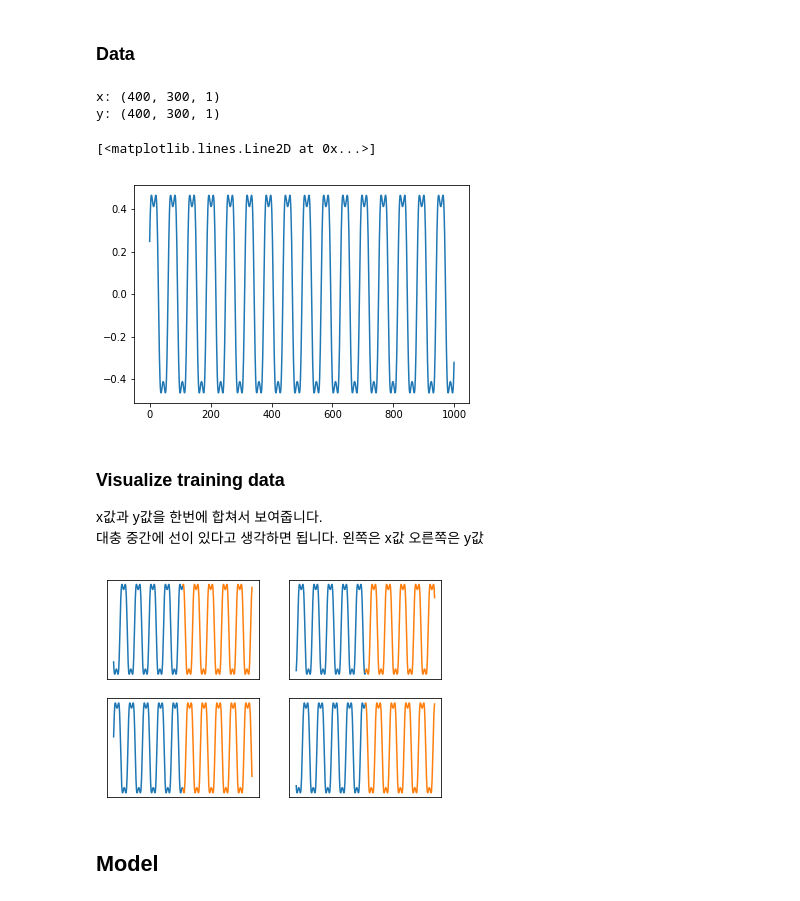
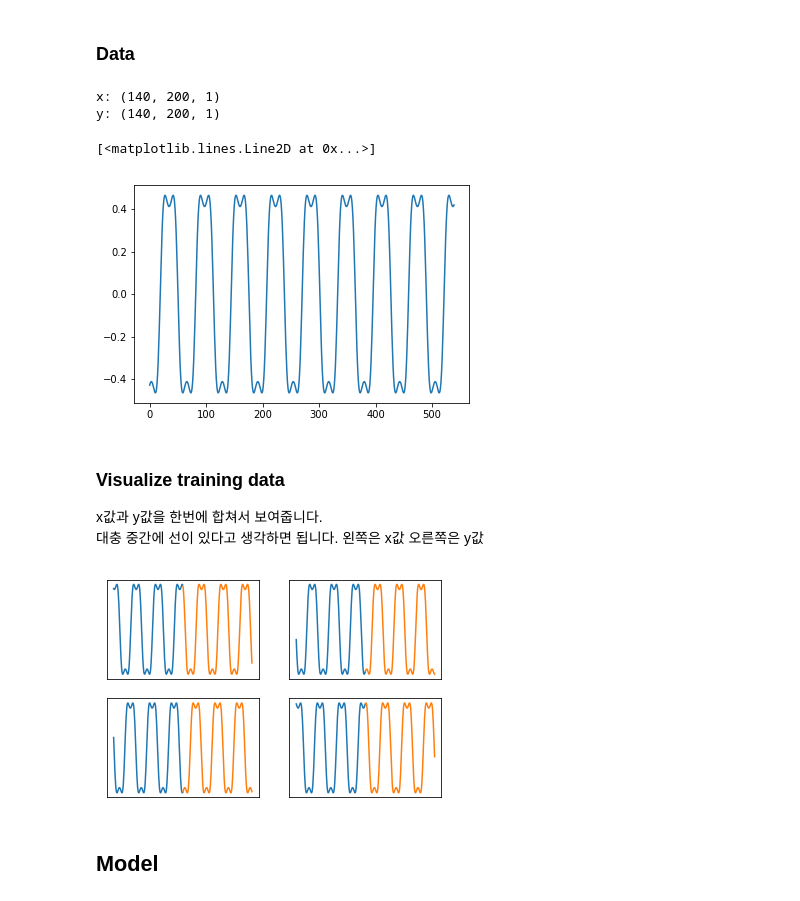
Before and after one commit to AndersonJo/machine-learning, a Jupyter notebook: 02 Artificial Intelligence Tutorial/402 [RNN] Predicting Sin Cos/01 [Keras] Predicting Sin Cos.ipynb, the cells around one changed output. Saved outputs shown, nothing was run; the diff lists cells and outputs as text; code cells hidden in the pictures.

```diff
--- a/02 Artificial Intelligence Tutorial/402 [RNN] Predicting Sin Cos/01 [Keras] Predicting Sin Cos.ipynb
+++ b/02 Artificial Intelligence Tutorial/402 [RNN] Predicting Sin Cos/01 [Keras] Predicting Sin Cos.ipynb
@@ -15,42 +24,47 @@ Using TensorFlow backend.
 # %% [markdown]
 ### Data
 # %%
-SIZE = 300
+SIZE = 200
 
-data = np.arange(-50, 50, 0.1)
+data = np.arange(-27, 27, 0.1)
 data = np.sin(data)
 data = np.cos(data)* np.tanh(data)
 
 def make_x_y(data, size=500):
     N = data.shape[0]
 
     data_x = np.zeros((N-size*2, size))
     data_y = np.zeros((N-size*2, size))
     for i, idx in enumerate(range(0, N-size*2)):
         x = data[idx: idx+size]
         y = data[idx+size: idx+size*2]
 
         data_x[idx, :x.shape[0]] = x
         data_y[idx, :y.shape[0]] = y
 
     data_x = np.asarray(data_x)
     data_y = np.asarray(data_y)
 
     data_x = data_x.reshape(-1, size, 1)
     data_y = data_y.reshape(-1, size, 1)
+
+    # Shuffle
+    permu = np.random.permutation(data_x.shape[0])
+    data_x = data_x[permu]
+    data_y = data_y[permu]
     return data_x, data_y
-x, y = make_x_y(data, size=SIZE)
 
 
+x, y = make_x_y(data, size=SIZE)
 print('x:', x.shape)
 print('y:', y.shape)
 
 plot(data)
 # %% [output]
-x: (400, 300, 1)
-y: (400, 300, 1)
+x: (140, 200, 1)
+y: (140, 200, 1)
 [<matplotlib.lines.Line2D at 0x...>]
-[figure, old version]
+[figure, new version]
 # %% [markdown]
 ### Visualize training data
 
@@ -63,6 +77,7 @@ def visualize(data_x, data_y):
         for sp in columns:
             sp.get_xaxis().set_visible(False)
             sp.get_yaxis().set_visible(False)
+
 
             r = np.random.randint(data_x.shape[0])
             sample_x = data_x[r]
@@ -79,7 +94,7 @@ def visualize(data_x, data_y):
 
 visualize(x, y)
 # %% [output]
-[figure, old version]
+[figure, new version]
 # %% [markdown]
 ## Model
 # %%
```
Also changed, not shown: parts of 8 cells of this notebook, 1 other file.
